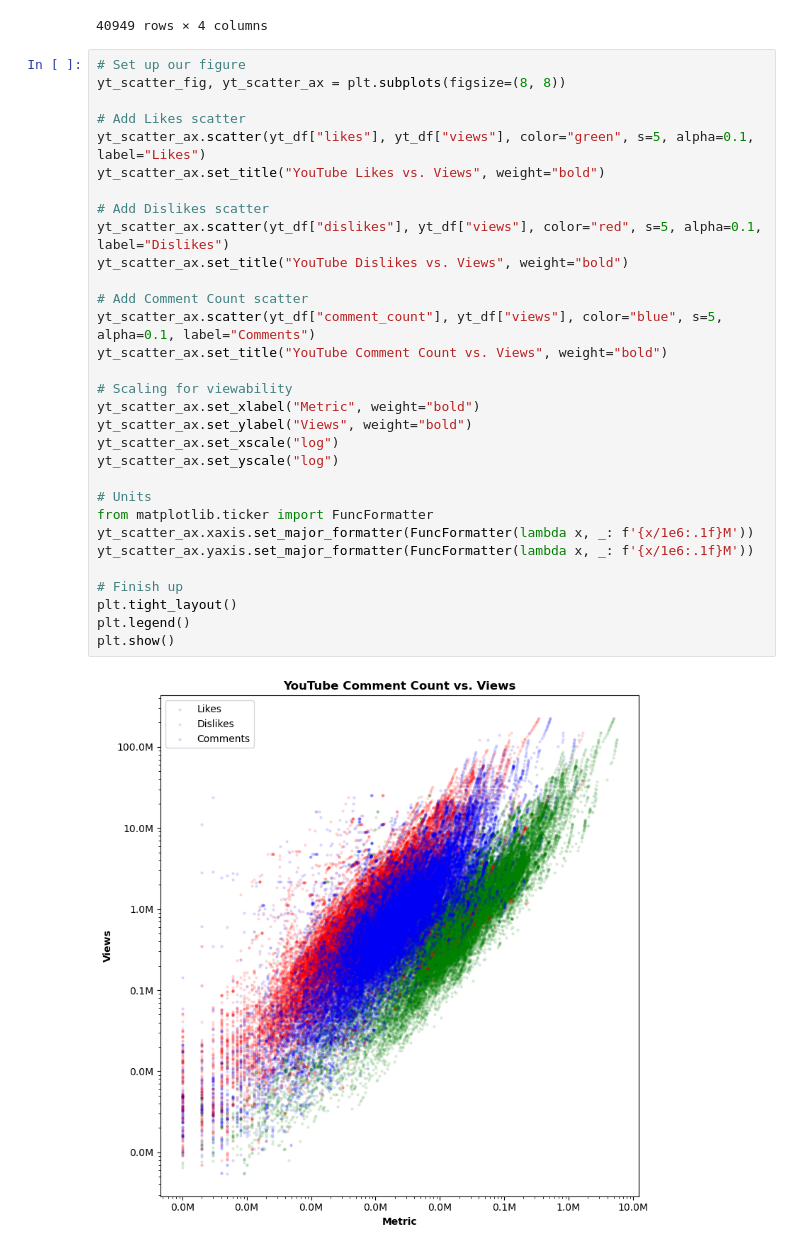
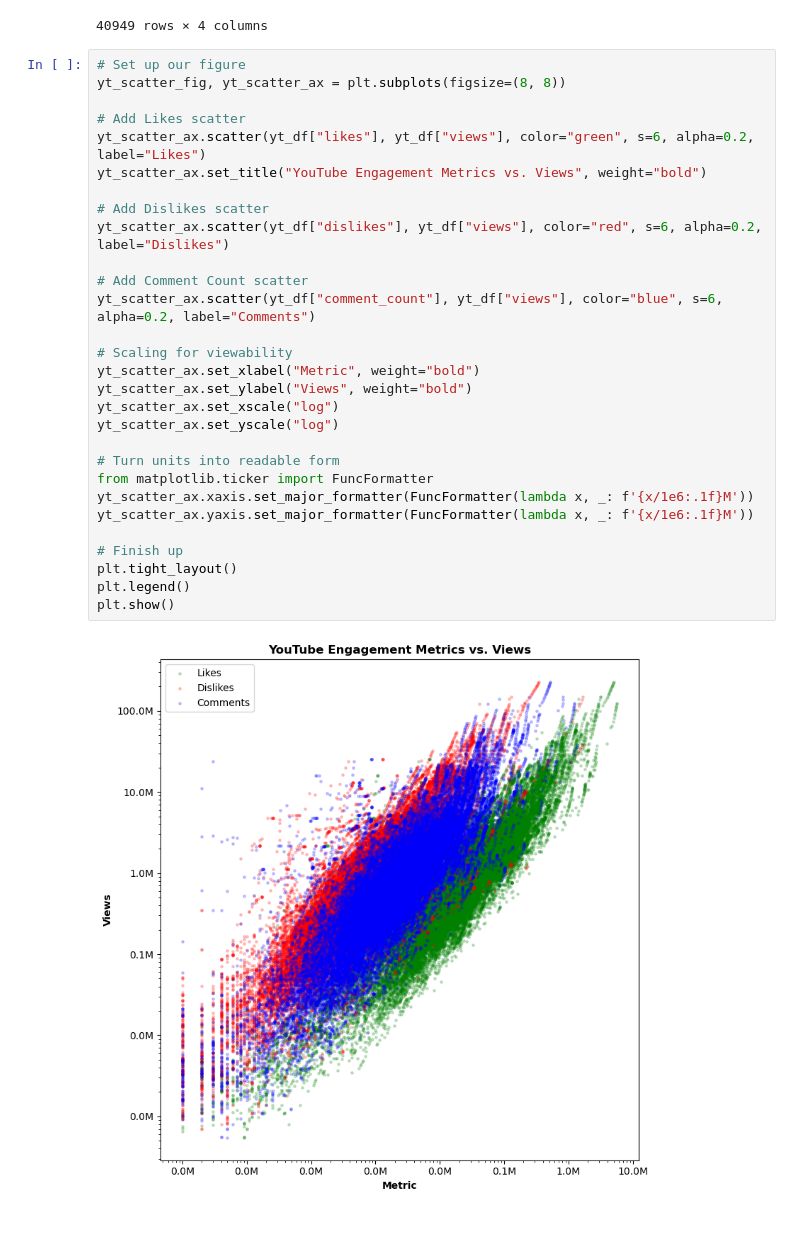
Before and after one commit to TLuter-252/Pandas_EDA_Youtube, a Jupyter notebook: jaysnotebook.ipynb, the cells around one changed output. Cells and saved outputs as stored; diff of their text form.

Commit message:
Fleshed out README, edited scatter plot

```diff
--- a/jaysnotebook.ipynb
+++ b/jaysnotebook.ipynb
@@ -67,33 +67,31 @@ yt_df
 # %%
 # Set up our figure
 yt_scatter_fig, yt_scatter_ax = plt.subplots(figsize=(8, 8))
 
 # Add Likes scatter
-yt_scatter_ax.scatter(yt_df["likes"], yt_df["views"], color="green", s=5, alpha=0.1, label="Likes")
-yt_scatter_ax.set_title("YouTube Likes vs. Views", weight="bold")
+yt_scatter_ax.scatter(yt_df["likes"], yt_df["views"], color="green", s=6, alpha=0.2, label="Likes")
+yt_scatter_ax.set_title("YouTube Engagement Metrics vs. Views", weight="bold")
 
 # Add Dislikes scatter
-yt_scatter_ax.scatter(yt_df["dislikes"], yt_df["views"], color="red", s=5, alpha=0.1, label="Dislikes")
-yt_scatter_ax.set_title("YouTube Dislikes vs. Views", weight="bold")
+yt_scatter_ax.scatter(yt_df["dislikes"], yt_df["views"], color="red", s=6, alpha=0.2, label="Dislikes")
 
 # Add Comment Count scatter
-yt_scatter_ax.scatter(yt_df["comment_count"], yt_df["views"], color="blue", s=5, alpha=0.1, label="Comments")
-yt_scatter_ax.set_title("YouTube Comment Count vs. Views", weight="bold")
+yt_scatter_ax.scatter(yt_df["comment_count"], yt_df["views"], color="blue", s=6, alpha=0.2, label="Comments")
 
 # Scaling for viewability
 yt_scatter_ax.set_xlabel("Metric", weight="bold")
 yt_scatter_ax.set_ylabel("Views", weight="bold")
 yt_scatter_ax.set_xscale("log")
 yt_scatter_ax.set_yscale("log")
 
-# Units
+# Turn units into readable form
 from matplotlib.ticker import FuncFormatter
 yt_scatter_ax.xaxis.set_major_formatter(FuncFormatter(lambda x, _: f'{x/1e6:.1f}M'))
 yt_scatter_ax.yaxis.set_major_formatter(FuncFormatter(lambda x, _: f'{x/1e6:.1f}M'))
 
 # Finish up
 plt.tight_layout()
 plt.legend()
 plt.show()
 # %% [output]
-[figure, old version]
+[figure, new version]
```
Also changed, not shown: parts of 1 cell of this notebook, 1 other file.
